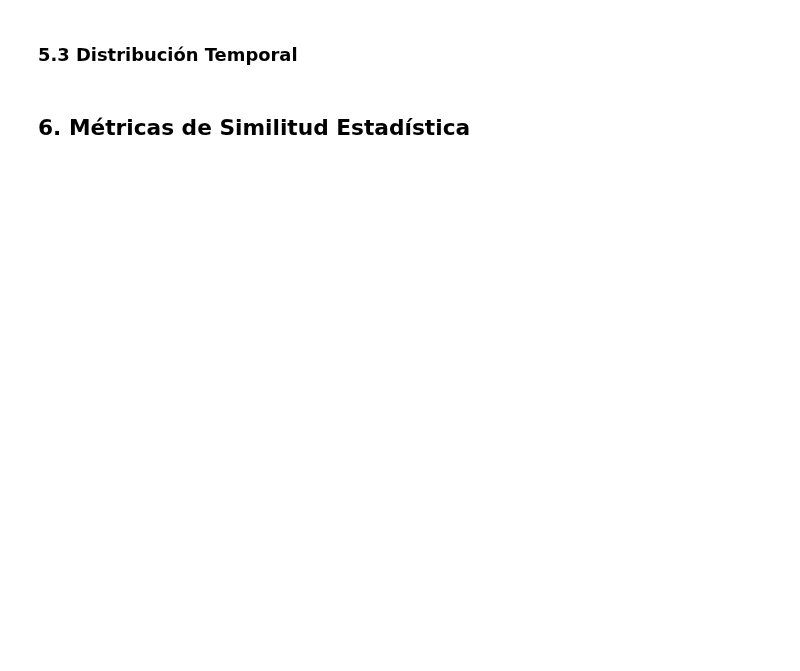
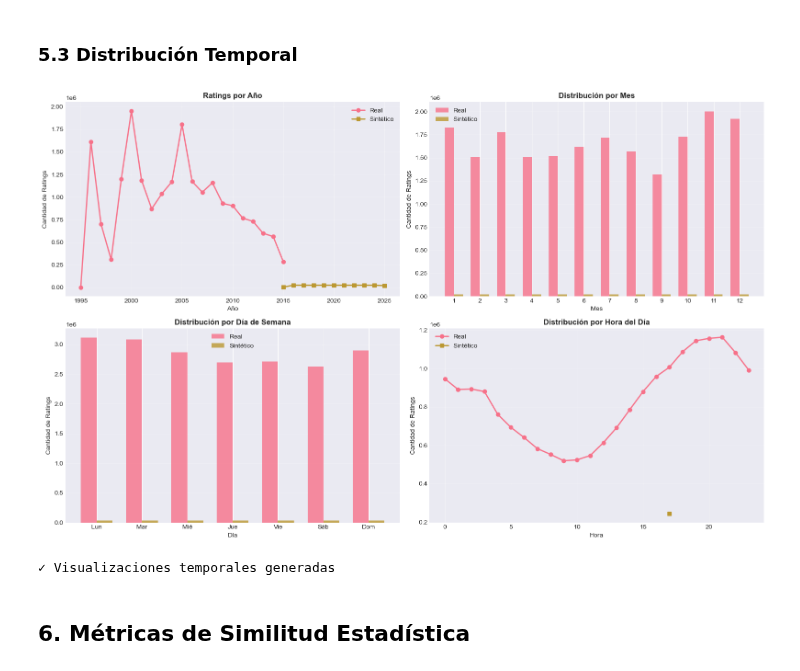
Before and after one commit to Melforsy03/Recomendacion-Gran-Escala, a Jupyter notebook: electivo/comparacion_datasets_real_vs_sintetico.ipynb, the cells around one changed output. Saved outputs shown, nothing was run; the diff lists cells and outputs as text; code cells hidden in the pictures; blank space fills up the shorter version.

```diff
--- a/electivo/comparacion_datasets_real_vs_sintetico.ipynb
+++ b/electivo/comparacion_datasets_real_vs_sintetico.ipynb
@@ -438,7 +521,7 @@ if 'timestamp_dt' in real_ratings.columns and 'timestamp_dt' in synthetic_rating
 
     # Ratings por año
     real_ratings['year_rating'] = real_ratings['timestamp_dt'].dt.year
-    synth_ratings['year_rating'] = synthetic_ratings['timestamp_dt'].dt.year
+    synthetic_ratings['year_rating'] = synthetic_ratings['timestamp_dt'].dt.year
 
     real_by_year = real_ratings.groupby('year_rating').size()
     synth_by_year = synthetic_ratings.groupby('year_rating').size()
@@ -455,7 +538,7 @@ if 'timestamp_dt' in real_ratings.columns and 'timestamp_dt' in synthetic_rating
 
     # Ratings por mes
     real_ratings['month_rating'] = real_ratings['timestamp_dt'].dt.month
-    synth_ratings['month_rating'] = synthetic_ratings['timestamp_dt'].dt.month
+    synthetic_ratings['month_rating'] = synthetic_ratings['timestamp_dt'].dt.month
 
     real_by_month = real_ratings.groupby('month_rating').size()
     synth_by_month = synthetic_ratings.groupby('month_rating').size()
@@ -473,7 +556,7 @@ if 'timestamp_dt' in real_ratings.columns and 'timestamp_dt' in synthetic_rating
 
     # Ratings por día de semana
     real_ratings['dow'] = real_ratings['timestamp_dt'].dt.dayofweek
-    synth_ratings['dow'] = synthetic_ratings['timestamp_dt'].dt.dayofweek
+    synthetic_ratings['dow'] = synthetic_ratings['timestamp_dt'].dt.dayofweek
 
     real_by_dow = real_ratings.groupby('dow').size()
     synth_by_dow = synthetic_ratings.groupby('dow').size()
@@ -485,34 +568,37 @@ if 'timestamp_dt' in real_ratings.columns and 'timestamp_dt' in synthetic_rating
     axes[1, 0].set_title('Distribución por Día de Semana', fontsize=12, fontweight='bold')
     axes[1, 0].set_xlabel('Día')
     axes[1, 0].set_ylabel('Cantidad de Ratings')
     axes[1, 0].set_xticks(x)
     axes[1, 0].set_xticklabels(days)
     axes[1, 0].legend()
     axes[1, 0].grid(True, alpha=0.3, axis='y')
 
     # Ratings por hora
     real_ratings['hour'] = real_ratings['timestamp_dt'].dt.hour
-    synth_ratings['hour'] = synthetic_ratings['timestamp_dt'].dt.hour
+    synthetic_ratings['hour'] = synthetic_ratings['timestamp_dt'].dt.hour
 
     real_by_hour = real_ratings.groupby('hour').size()
     synth_by_hour = synthetic_ratings.groupby('hour').size()
 
     axes[1, 1].plot(real_by_hour.index, real_by_hour.values, marker='o',
                     label='Real', linewidth=2)
     axes[1, 1].plot(synth_by_hour.index, synth_by_hour.values, marker='s',
                     label='Sintético', linewidth=2)
     axes[1, 1].set_title('Distribución por Hora del Día', fontsize=12, fontweight='bold')
     axes[1, 1].set_xlabel('Hora')
     axes[1, 1].set_ylabel('Cantidad de Ratings')
     axes[1, 1].legend()
     axes[1, 1].grid(True, alpha=0.3)
 
     plt.tight_layout()
     plt.show()
 
     print("✓ Visualizaciones temporales generadas")
 else:
     print("⚠ No hay información temporal disponible para comparar")
+# %% [output]
+[figure, added]
+✓ Visualizaciones temporales generadas
 # %% [markdown]
 ## 6. Métricas de Similitud Estadística
 # %%
```
Also changed, not shown: parts of 15 cells of this notebook, 1 other file.
